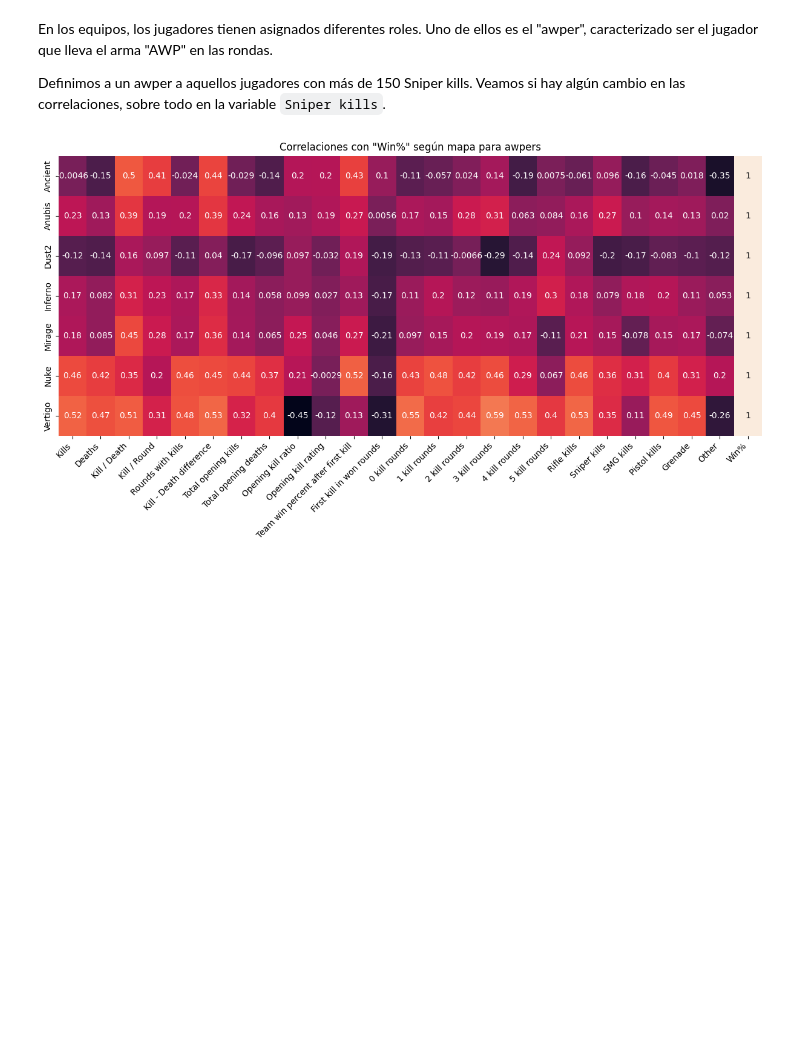
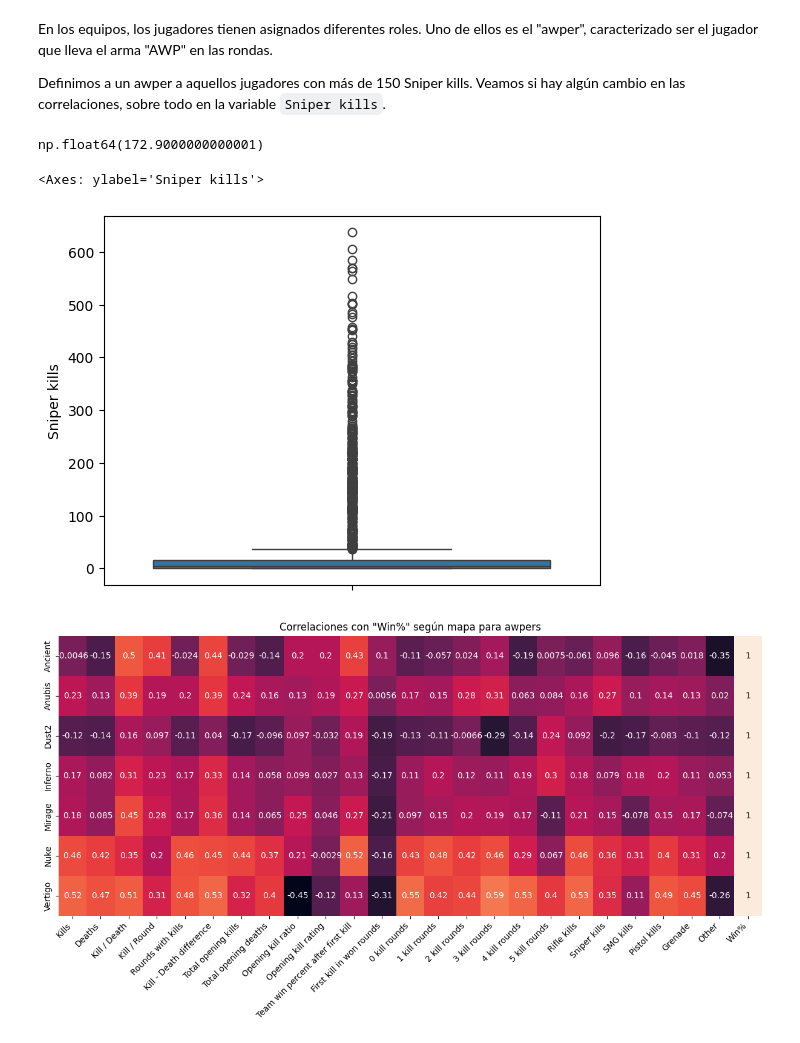
Before and after one commit to Jimenez73/Proyecto-Semestral-Grupo-13, a Jupyter notebook: predicciones.ipynb, the cells around one changed output. Saved outputs shown, nothing was run; the diff lists cells and outputs as text; code cells hidden in the pictures; blank space fills up the shorter version.

```diff
--- a/predicciones.ipynb
+++ b/predicciones.ipynb
@@ -380,6 +382,15 @@ plt.show()
 En los equipos, los jugadores tienen asignados diferentes roles. Uno de ellos es el "awper", caracterizado ser el jugador que lleva el arma "AWP" en las rondas.
 
 Definimos a un awper a aquellos jugadores con más de 150 Sniper kills. Veamos si hay algún cambio en las correlaciones, sobre todo en la variable ``Sniper kills``.
+# %%
+stats_win["Sniper kills"].quantile(.9)
+# %% [output]
+np.float64(172.9000000000001)
+# %%
+sns.boxplot(stats_win["Sniper kills"])
+# %% [output]
+<Axes: ylabel='Sniper kills'>
+[figure, added]
 # %%
 corr = []
 for map_name in maps:
```
Also changed, not shown: parts of 19 cells of this notebook.
